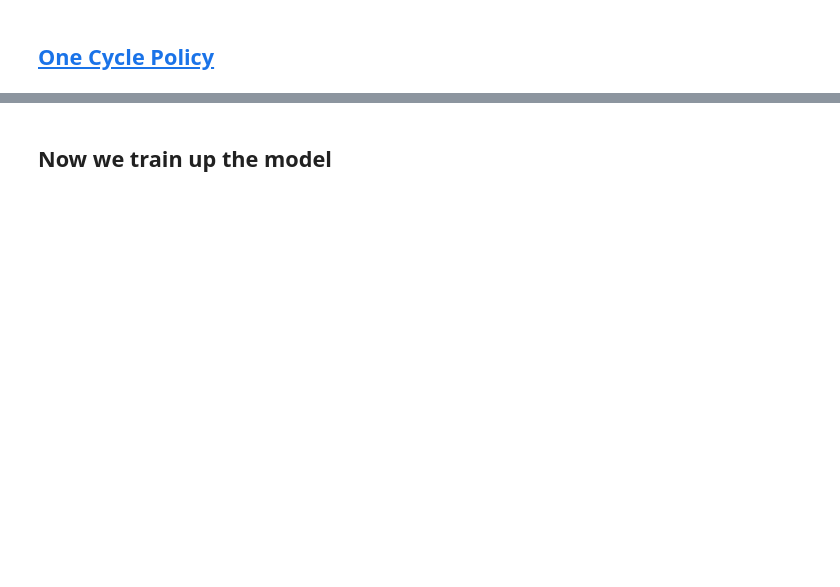
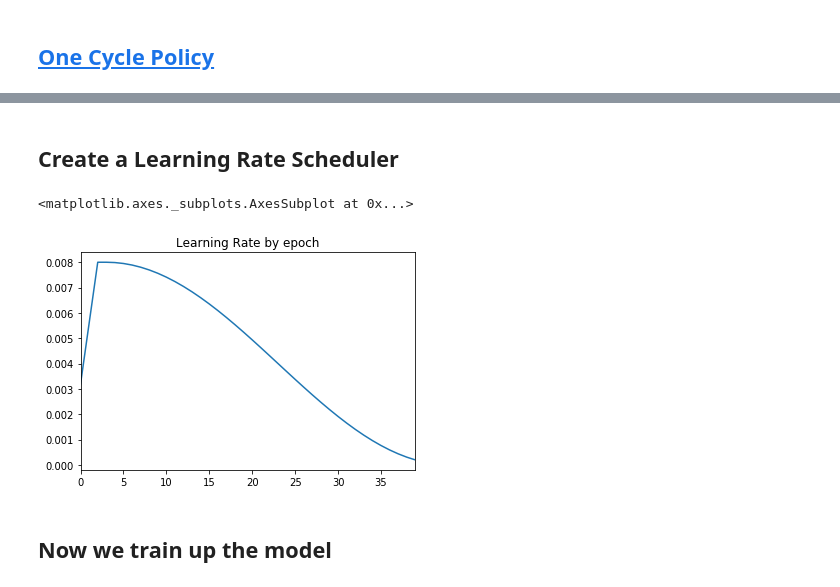
Before and after one commit to MIDS-scaling-up/v2, a Jupyter notebook: week07/labs/docker/berkeley-mids-w251-week07-lab.ipynb, the cells around one changed output, grey strips where cells are left out. Saved outputs shown, nothing was run; the diff lists cells and outputs as text; code cells hidden in the pictures; blank space fills up the shorter version.

```diff
--- a/week07/labs/docker/berkeley-mids-w251-week07-lab.ipynb
+++ b/week07/labs/docker/berkeley-mids-w251-week07-lab.ipynb
@@ -284,0 +472,2 @@ pd.Series(lossls, index=np.log10(lrvals)).plot(title='Smoothed loss per LR (log1
+# %% [markdown]
+## Create a Learning Rate Scheduler
@@ -285,3 +480,23 @@ pd.Series(lossls, index=np.log10(lrvals)).plot(title='Smoothed loss per LR (log1
+# %%
+EPOCHS=40
+lrmult=10
+warmup_epochs=3
+lr = 8e-3
+criterion = nn.CrossEntropyLoss()
+optimizer = torch.optim.Adam(model.parameters(), lr=lr)
+scheduler_cosine = torch.optim.lr_scheduler.CosineAnnealingLR(optimizer, EPOCHS)
+scheduler_warmup = GradualWarmupScheduler(optimizer, multiplier=lrmult, \
+                                          total_epoch=warmup_epochs, \
+                                          after_scheduler=scheduler_cosine)
+# %%
+lrls = []
+for e in range(EPOCHS):
+    scheduler_warmup.step()
+    lrls.append(scheduler_warmup.get_lr()[0])
+pd.Series(lrls).plot(title='Learning Rate by epoch')
+# %% [output]
+<matplotlib.axes._subplots.AxesSubplot at 0x...>
+[figure, added]
 # %% [markdown]
 ## Now we train up the model
 # %%
```
Also changed, not shown: parts of 23 cells of this notebook.
